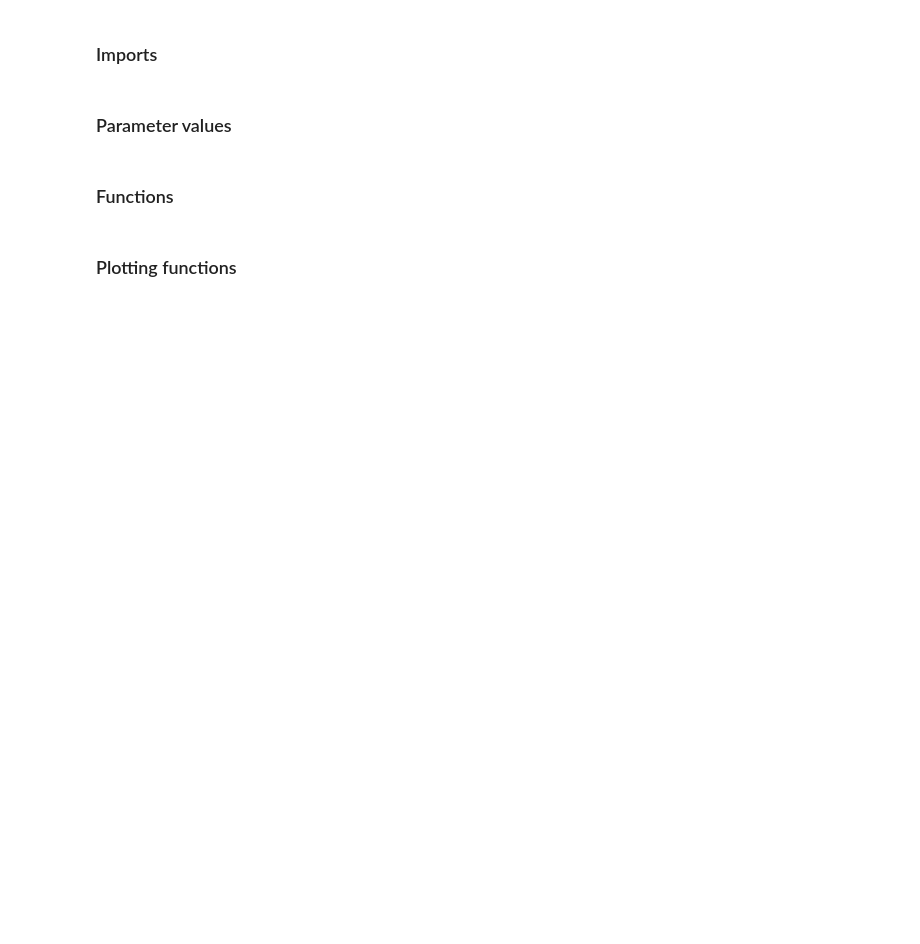
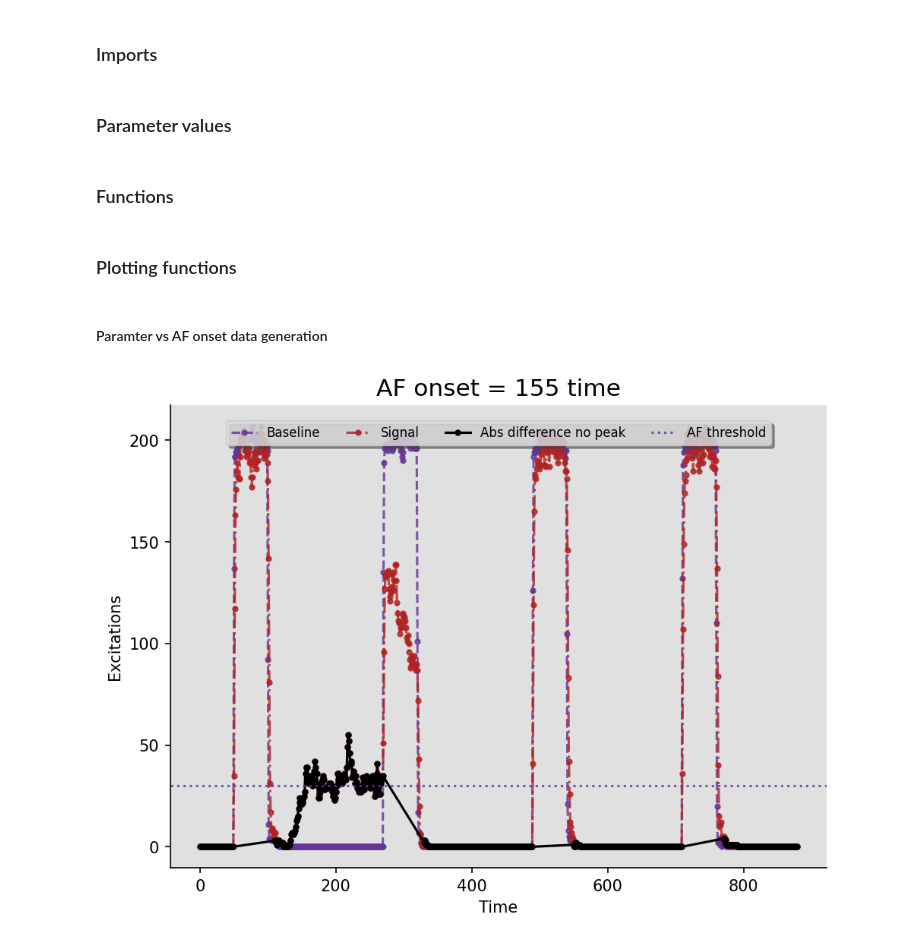
Before and after one commit to 2BeAsh/physics_of_molecular_diseases_project, a Jupyter notebook: code/heart.ipynb, the cells around one changed output. Cells and saved outputs as stored; diff of their text form; code cells hidden in the pictures; blank space fills up the shorter version.

Commit message:
Parameter vs AF onset

```diff
--- a/code/heart.ipynb
+++ b/code/heart.ipynb
@@ -368,0 +490,2 @@ if generate_data:
+# %% [markdown]
+#### Paramter vs AF onset data generation
@@ -373,3 +497,7 @@ if generate_data:
+# %%
+plot_state_band_time_no_peak()
+# %% [output]
+[figure, added]
 # %%
 plot_state_band_time()
 # %% [output]
```
Also changed, not shown: parts of 13 cells of this notebook.
